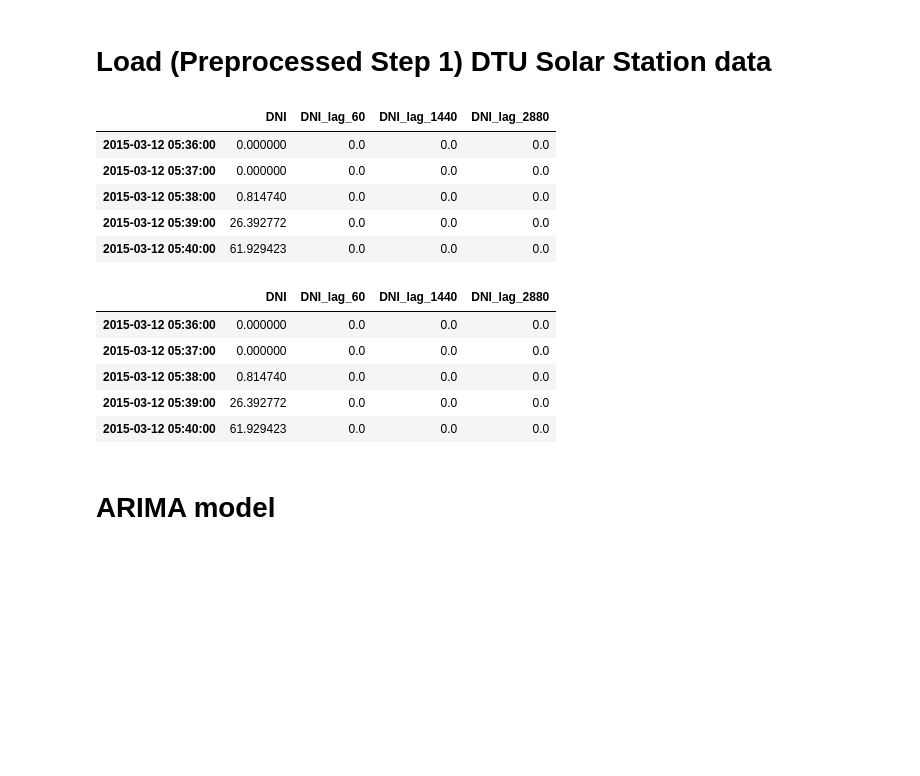
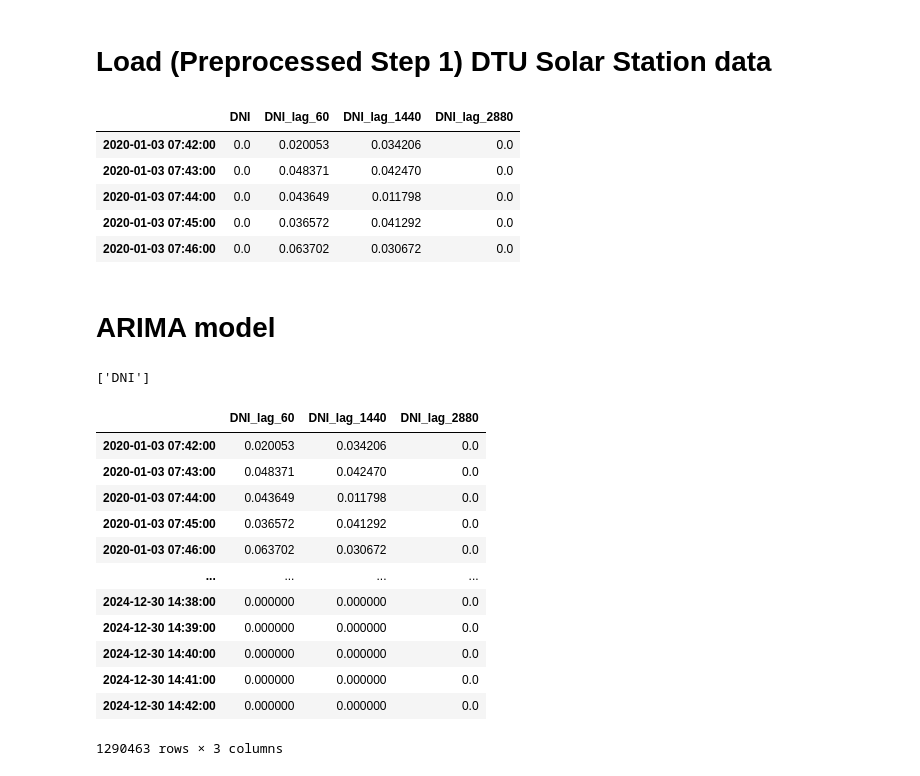
Before and after one commit to LucasDJensen/Solar-Irradiance-Nowcasting, a Jupyter notebook: OLS_Base_Model.ipynb, the cells around one changed output. Saved outputs shown, nothing was run; the diff lists cells and outputs as text; code cells hidden in the pictures; blank space fills up the shorter version.

```diff
--- a/OLS_Base_Model.ipynb
+++ b/OLS_Base_Model.ipynb
@@ -10,39 +10,47 @@ from my_config import load_config, MyConfig
 # %% [markdown]
 # Load (Preprocessed Step 1) DTU Solar Station data
 # %%
-my_config: MyConfig = load_config(PATH_TO_CONFIG)
+my_config: MyConfig = load_config(r'D:\Jetbrains\Python\Projects\solar_irradiance_nowcasting\configs\dni_only\dni_lag_60_1440_2880.json')
 data_loader = MyDataLoader(my_config)
 data_loader.load_data()
 data_loader.reindex_full_range()
 data_loader.lag_features()
-data_loader.prepare_df(drop_solar_altitude_below_0=False, drop_nan=False)
+data_loader.prepare_df(drop_solar_altitude_below_0=True, drop_nan=True)
 df = data_loader.get_df()
-
-mask = df.isna().values
-# make all nan values zero
-df.fillna(0, inplace=True)
-display(df.head())
 
 # mask = df.isna().values
 # # make all nan values zero
 # df.fillna(0, inplace=True)
-
 display(df.head())
 # %% [output]
 |  | DNI | DNI_lag_60 | DNI_lag_1440 | DNI_lag_2880 |
-| 2015-03-12 05:36:00 | 0.000000 | 0.0 | 0.0 | 0.0 |
-| 2015-03-12 05:37:00 | 0.000000 | 0.0 | 0.0 | 0.0 |
-| 2015-03-12 05:38:00 | 0.814740 | 0.0 | 0.0 | 0.0 |
-| 2015-03-12 05:39:00 | 26.392772 | 0.0 | 0.0 | 0.0 |
-| 2015-03-12 05:40:00 | 61.929423 | 0.0 | 0.0 | 0.0 |
+| 2020-01-03 07:42:00 | 0.0 | 0.020053 | 0.034206 | 0.0 |
+| 2020-01-03 07:43:00 | 0.0 | 0.048371 | 0.042470 | 0.0 |
+| 2020-01-03 07:44:00 | 0.0 | 0.043649 | 0.011798 | 0.0 |
+| 2020-01-03 07:45:00 | 0.0 | 0.036572 | 0.041292 | 0.0 |
+| 2020-01-03 07:46:00 | 0.0 | 0.063702 | 0.030672 | 0.0 |
-|  | DNI | DNI_lag_60 | DNI_lag_1440 | DNI_lag_2880 |
-| 2015-03-12 05:36:00 | 0.000000 | 0.0 | 0.0 | 0.0 |
-| 2015-03-12 05:37:00 | 0.000000 | 0.0 | 0.0 | 0.0 |
-| 2015-03-12 05:38:00 | 0.814740 | 0.0 | 0.0 | 0.0 |
-| 2015-03-12 05:39:00 | 26.392772 | 0.0 | 0.0 | 0.0 |
-| 2015-03-12 05:40:00 | 61.929423 | 0.0 | 0.0 | 0.0 |
 # %% [markdown]
 # ARIMA model
+# %%
+data_loader.get_target_names()
+# %% [output]
+['DNI']
+# %%
+df[data_loader.get_feature_names()]
+# %% [output]
+|  | DNI_lag_60 | DNI_lag_1440 | DNI_lag_2880 |
+| 2020-01-03 07:42:00 | 0.020053 | 0.034206 | 0.0 |
+| 2020-01-03 07:43:00 | 0.048371 | 0.042470 | 0.0 |
+| 2020-01-03 07:44:00 | 0.043649 | 0.011798 | 0.0 |
+| 2020-01-03 07:45:00 | 0.036572 | 0.041292 | 0.0 |
+| 2020-01-03 07:46:00 | 0.063702 | 0.030672 | 0.0 |
+| ... | ... | ... | ... |
+| 2024-12-30 14:38:00 | 0.000000 | 0.000000 | 0.0 |
+| 2024-12-30 14:39:00 | 0.000000 | 0.000000 | 0.0 |
+| 2024-12-30 14:40:00 | 0.000000 | 0.000000 | 0.0 |
+| 2024-12-30 14:41:00 | 0.000000 | 0.000000 | 0.0 |
+| 2024-12-30 14:42:00 | 0.000000 | 0.000000 | 0.0 |
+1290463 rows × 3 columns
 # %%
 import statsmodels.api as sm
 model = sm.OLS(df[data_loader.get_target_names()], df[data_loader.get_feature_names()], missing='drop')
```
Also changed, not shown: parts of 7 cells of this notebook, 37 other files.
